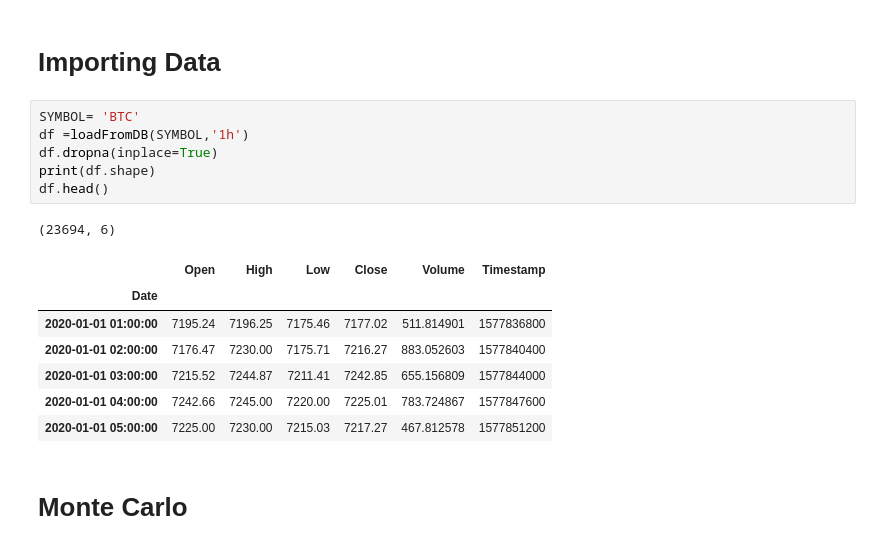
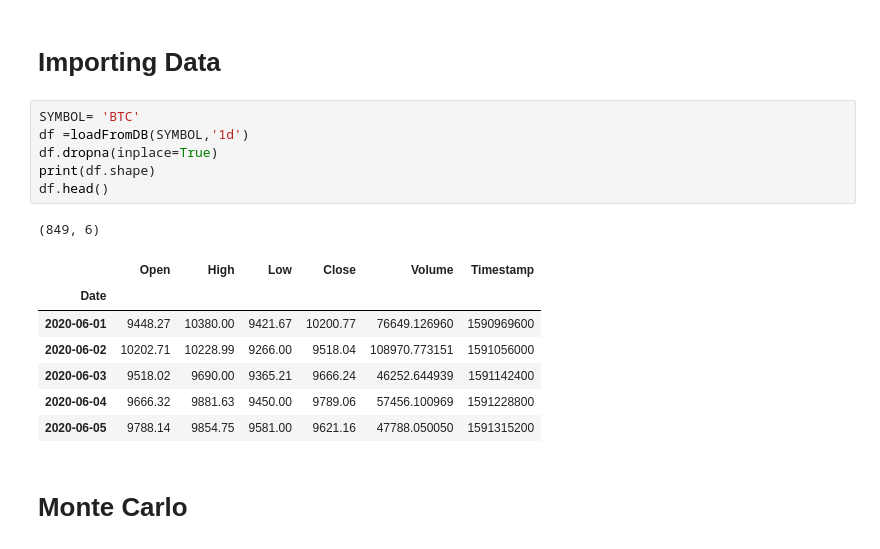
Before and after one commit to webclinic017/Trading-sandbox, a Jupyter notebook: 27_MonteCarlo_simulation.ipynb, the cells around one changed output. Drawn from its saved outputs; the diff is of its cells as text.

```diff
--- a/27_MonteCarlo_simulation.ipynb
+++ b/27_MonteCarlo_simulation.ipynb
@@ -24,19 +24,19 @@ Loading BokehJS ...
 #  Importing Data
 # %%
 SYMBOL= 'BTC'
-df =loadFromDB(SYMBOL,'1h')
+df =loadFromDB(SYMBOL,'1d')
 df.dropna(inplace=True)
 print(df.shape)
 df.head()
 # %% [output]
-(23694, 6)
+(849, 6)
 |  | Open | High | Low | Close | Volume | Timestamp |
 | Date |  |  |  |  |  |  |
-| 2020-01-01 01:00:00 | 7195.24 | 7196.25 | 7175.46 | 7177.02 | 511.814901 | 1577836800 |
-| 2020-01-01 02:00:00 | 7176.47 | 7230.00 | 7175.71 | 7216.27 | 883.052603 | 1577840400 |
-| 2020-01-01 03:00:00 | 7215.52 | 7244.87 | 7211.41 | 7242.85 | 655.156809 | 1577844000 |
-| 2020-01-01 04:00:00 | 7242.66 | 7245.00 | 7220.00 | 7225.01 | 783.724867 | 1577847600 |
-| 2020-01-01 05:00:00 | 7225.00 | 7230.00 | 7215.03 | 7217.27 | 467.812578 | 1577851200 |
+| 2020-06-01 | 9448.27 | 10380.00 | 9421.67 | 10200.77 | 76649.126960 | 1590969600 |
+| 2020-06-02 | 10202.71 | 10228.99 | 9266.00 | 9518.04 | 108970.773151 | 1591056000 |
+| 2020-06-03 | 9518.02 | 9690.00 | 9365.21 | 9666.24 | 46252.644939 | 1591142400 |
+| 2020-06-04 | 9666.32 | 9881.63 | 9450.00 | 9789.06 | 57456.100969 | 1591228800 |
+| 2020-06-05 | 9788.14 | 9854.75 | 9581.00 | 9621.16 | 47788.050050 | 1591315200 |
 # %% [markdown]
 # Monte Carlo
 # %%
```
Also changed, not shown: 8 other files.
